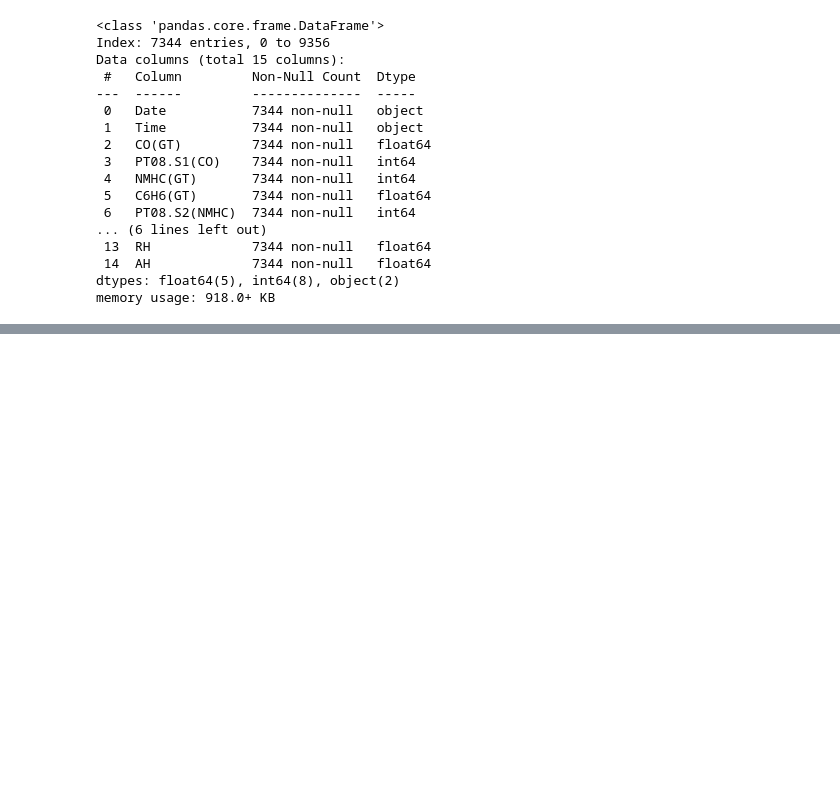
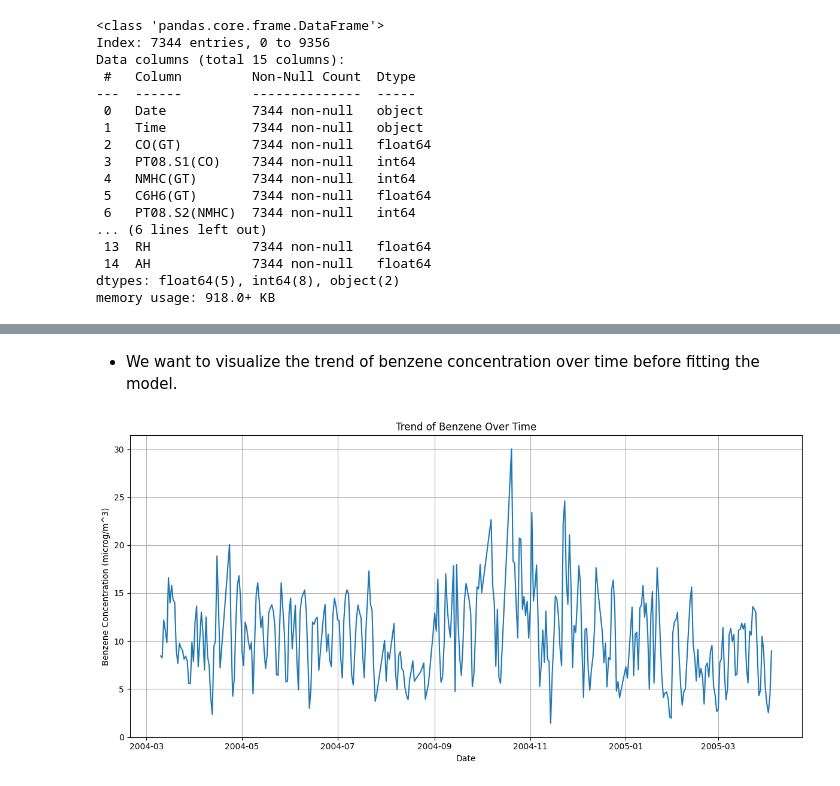
Before and after one commit to jccrews256/ST-554-Project1-Template, a Jupyter notebook: Task3/Task3.ipynb, the cells around one changed output, grey strips where cells are left out. Saved outputs shown, nothing was run; the diff lists cells and outputs as text; code cells hidden in the pictures; blank space fills up the shorter version.

```diff
--- a/Task3/Task3.ipynb
+++ b/Task3/Task3.ipynb
@@ -139,0 +198,16 @@ C6H6(GT) is our response variable. we will fit a Simple Linear Regression Model
+# %% [markdown]
+- We want to visualize the trend of benzene concentration over time before fitting the model.
+# %%
+import matplotlib.pyplot as plt
+import seaborn as sns
+
+# Plot the trend of benzene over time
+plt.figure(figsize=(12, 6))
+sns.lineplot(x=air_quality_clean.index, y='benzene', data=air_quality_clean)
+plt.title('Trend of Benzene Over Time')
+plt.xlabel('Date')
+plt.ylabel('Benzene Concentration (microg/m^3)')
+plt.grid(True)
+plt.tight_layout()
+# %% [output]
+[figure, added]
```
Also changed, not shown: parts of 21 cells of this notebook.
